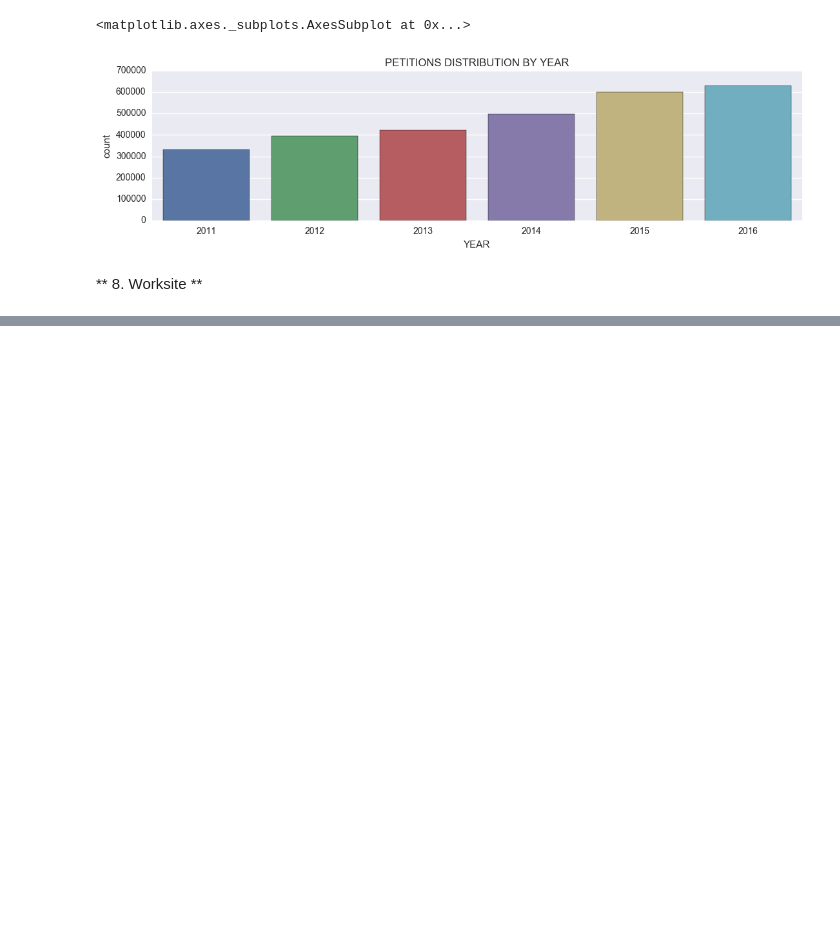
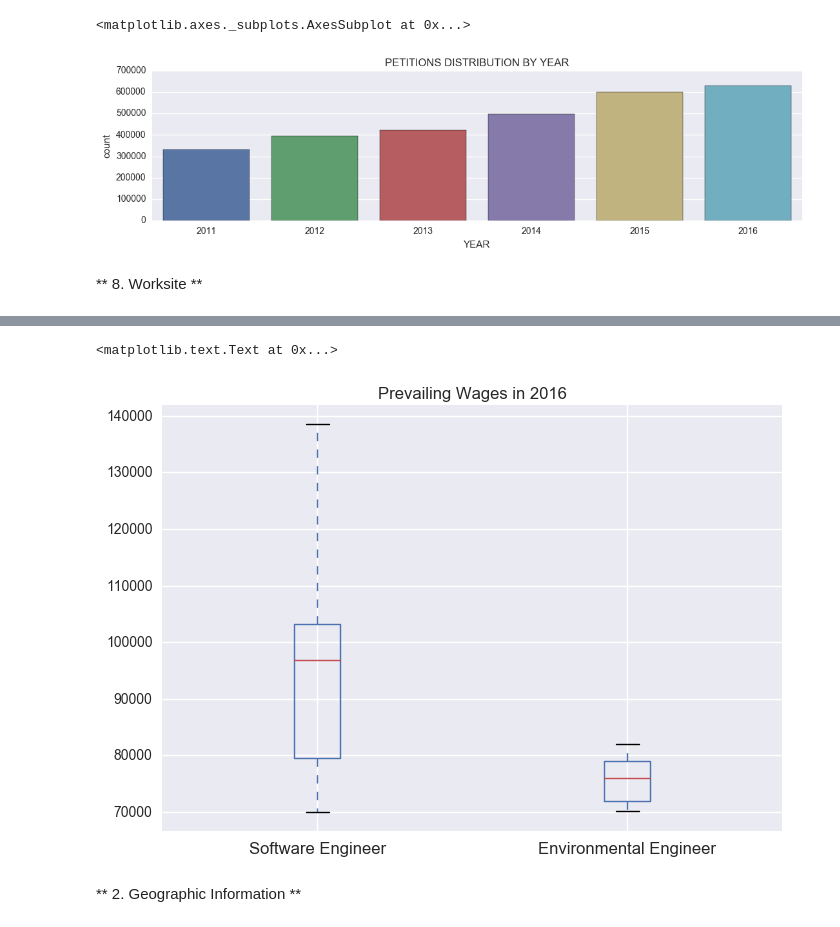
Before and after one commit to eyesballie/kaggle_h1b, a Jupyter notebook: H1bData.ipynb, the cells around one changed output, grey strips where cells are left out. Saved outputs shown, nothing was run; the diff lists cells and outputs as text; code cells hidden in the pictures; blank space fills up the shorter version.

```diff
--- a/H1bData.ipynb
+++ b/H1bData.ipynb
@@ -307,10 +307,14 @@ abbr_states = capitalize_keys(us_state_abbrev)
 
 def extract_state(x):
     state_name = x.split(',')[1].strip()
+    return state_name
+
+def make_state_abbr(state_name):
     if state_name in abbr_states:
         return abbr_states[state_name]
     else:
         return state_name
 
 data['STATE'] = data['WORKSITE'].apply(extract_state)
+data['STATE_ABBR'] = data['STATE'].apply(make_state_abbr)
 # %%
@@ -352,0 +361,3 @@ High five! You successfuly sent some data to your account on plotly. View your p
+# %%
+software_data = data[(data['JOB_TITLE']=='SOFTWARE ENGINEER') & (data['YEAR']==2016.0) & (data['FULL_TIME_POSITION']=='Y')]
+software_data.shape
@@ -352,0 +366,3 @@ High five! You successfuly sent some data to your account on plotly. View your p
+# %%
+env_data = data[(data['JOB_TITLE']=='ENVIRONMENTAL ENGINEER') & (data['YEAR']==2016.0) & (data['FULL_TIME_POSITION']=='Y')]
+env_data.shape
@@ -352,0 +380,13 @@ High five! You successfuly sent some data to your account on plotly. View your p
+# %%
+#software_data.boxplot(column='PREVAILING_WAGE')
+wage_data = pd.concat([software_data['PREVAILING_WAGE'],env_data['PREVAILING_WAGE']], ignore_index=True, axis=1)
+wage_data.columns = ['Software Engineer', 'Environmental Engineer']
+# %%
+a = wage_data.boxplot(column=['Software Engineer', 'Environmental Engineer'], meanline=True, showmeans=False, showcaps=True, showbox=True, showfliers=False, return_type='axes')
+a.margins(y=0.05)
+a.set_title('Prevailing Wages in 2016')
+# %% [output]
+<matplotlib.text.Text at 0x...>
+[figure, added]
+# %% [markdown]
+** 2. Geographic Information **
```
Also changed, not shown: parts of 11 cells of this notebook.
